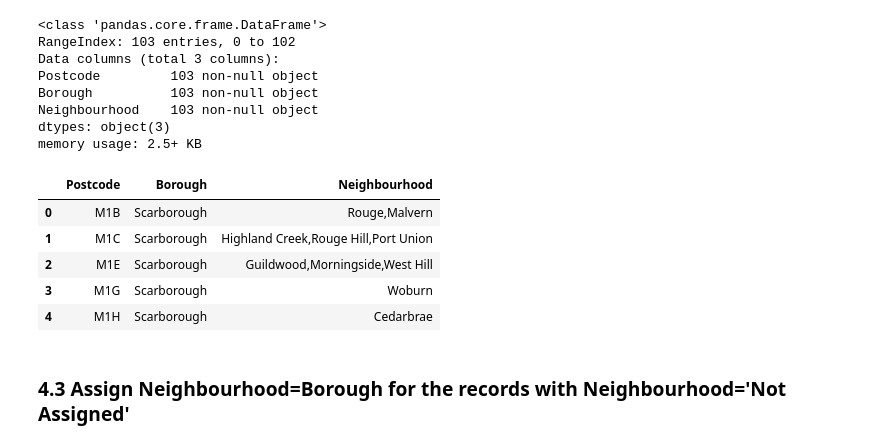
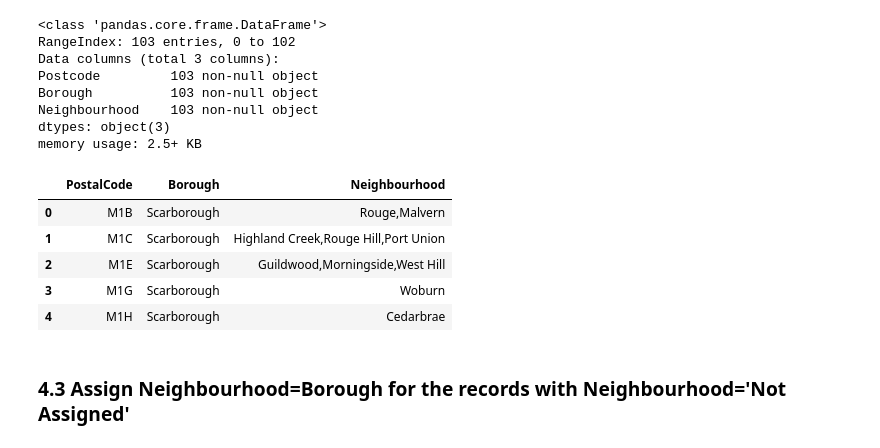
Before and after one commit to sptennak/Coursera_Capstone, a Jupyter notebook: Neighborhood Segmentation and Clustering.ipynb, the cells around one changed output. Saved outputs shown, nothing was run; the diff lists cells and outputs as text; code cells hidden in the pictures.

```diff
--- a/Neighborhood Segmentation and Clustering.ipynb
+++ b/Neighborhood Segmentation and Clustering.ipynb
@@ -85,15 +86,16 @@ Borough          103 non-null object
 Neighbourhood    103 non-null object
 dtypes: object(3)
 memory usage: 2.5+ KB
-# %%
-postalcodes.head()
-# %% [output]
-|  | Postcode | Borough | Neighbourhood |
-| 0 | M1B | Scarborough | Rouge,Malvern |
-| 1 | M1C | Scarborough | Highland Creek,Rouge Hill,Port Union |
-| 2 | M1E | Scarborough | Guildwood,Morningside,West Hill |
-| 3 | M1G | Scarborough | Woburn |
-| 4 | M1H | Scarborough | Cedarbrae |
+# %%
+postalcodes.columns = ['PostalCode', 'Borough', 'Neighbourhood'] # Set column names
+postalcodes.head()
+# %% [output]
+|  | PostalCode | Borough | Neighbourhood |
+| 0 | M1B | Scarborough | Rouge,Malvern |
+| 1 | M1C | Scarborough | Highland Creek,Rouge Hill,Port Union |
+| 2 | M1E | Scarborough | Guildwood,Morningside,West Hill |
+| 3 | M1G | Scarborough | Woburn |
+| 4 | M1H | Scarborough | Cedarbrae |
 # %% [markdown]
 ### 4.3 Assign Neighbourhood=Borough for the records with Neighbourhood='Not Assigned'
 # %%
```
Also changed, not shown: parts of 26 cells of this notebook.
